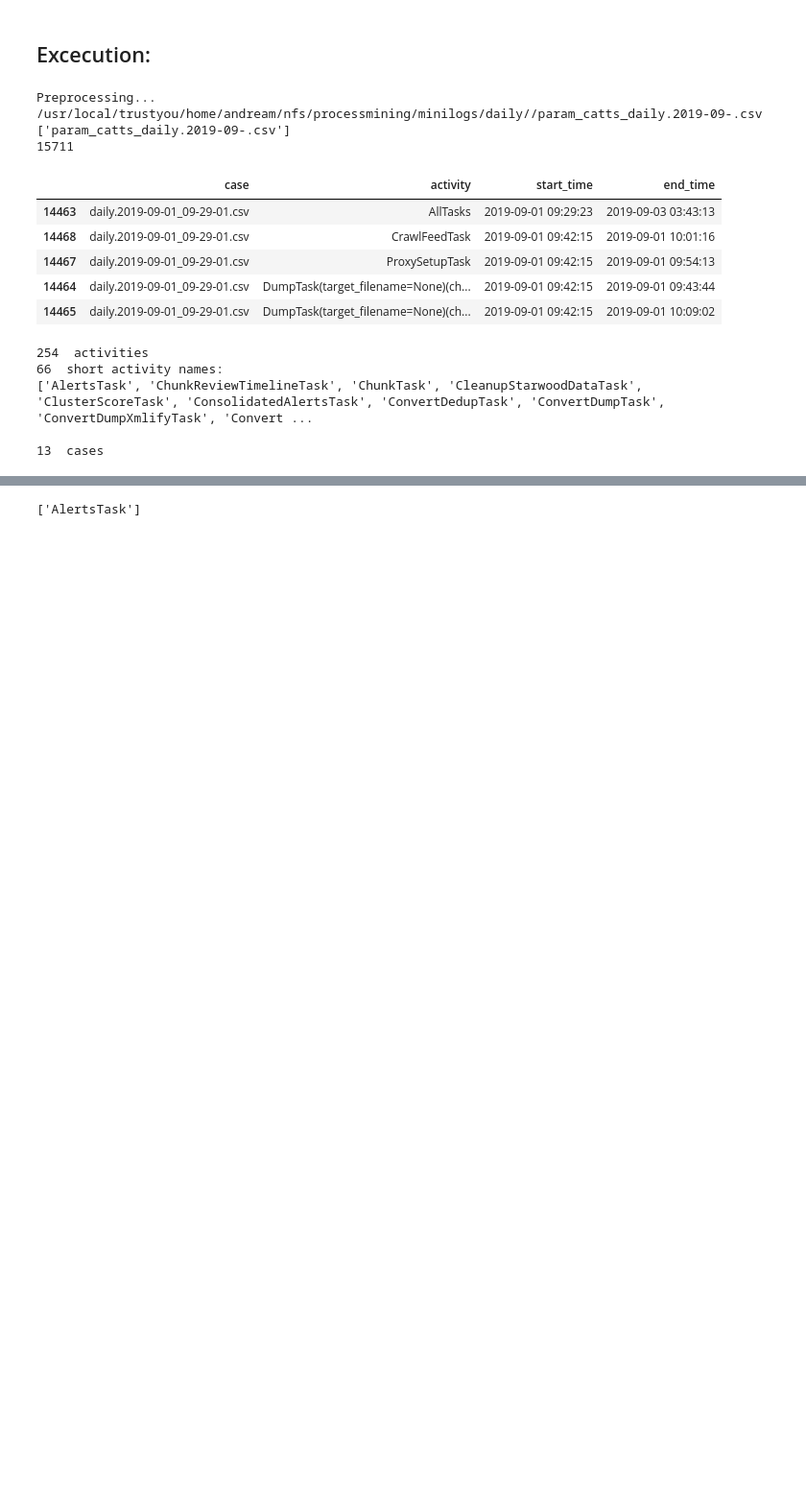
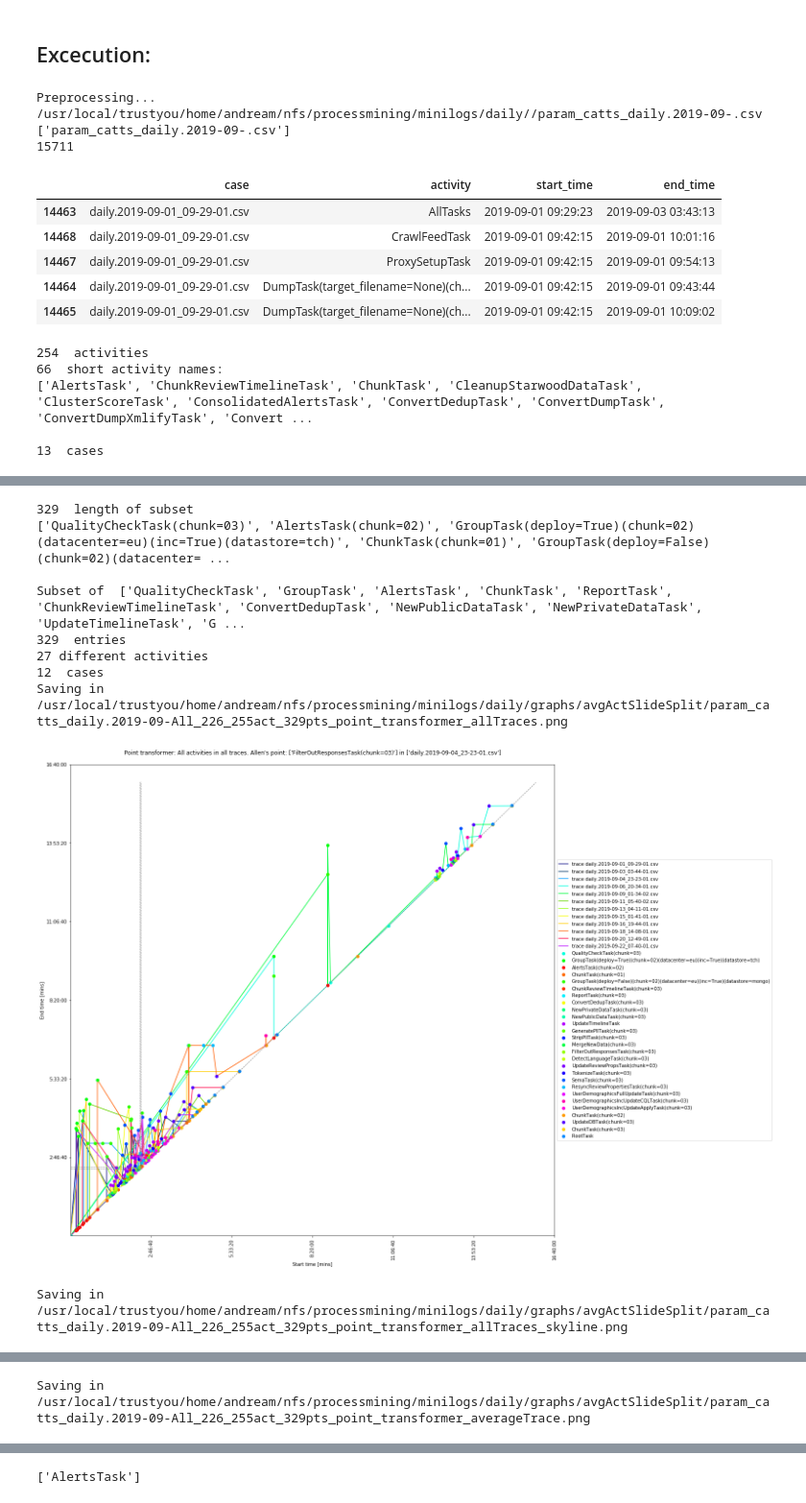
Before and after one commit to andreamalhera/perfSky, a Jupyter notebook: notebooks/pointTransformer.ipynb, the cells around one changed output, grey strips where cells are left out. Shown at 96% size. Drawn from its saved outputs; the diff is of its cells as text; code cells hidden in the pictures; blank space fills up the shorter version.

Commit message:
Sepparate functions and generate graphs on avg. split

```diff
--- a/notebooks/pointTransformer.ipynb
+++ b/notebooks/pointTransformer.ipynb
@@ -560,0 +533,30 @@ Saving in  /usr/local/trustyou/home/andream/nfs/processmining/minilogs/daily/gra
+# %%
+pd.set_option('display.max_colwidth', -1)
+
+indexes =
+index_used=[[0,31],[21,51],[41,71],[61,91],[81,111],[87,117],[117,120],[118,122],[120,126],[123,156],[139,170],[141,171],[170,178],[175,216],[206,246],[216,256]]
+#subset = appended[appended['activity'].str.startswith('ExtractTask') & appended['case']]
+subset = appended[appended['activity'].isin(average_trace_activities[indexes[0]:indexes[1]])]
+#subset = appended[appended['activity'].isin(average_trace_activities[indexes[0]:indexes[1]]) & ~appended['activity'].str.startswith('ExtractTask(crawler=creepy-crawly)(chunk')]
+
+output_prefix = LUIGI_LOG_PATH+'graphs/avgActSlideSplit/'+filename+'All_'+str(indexes[0])+'_'+str(indexes[1]-1)+'act_'+str(len(subset))+'pts'
+#print(output_prefix)
+
+print(len(subset),' length of subset')
+print(average_trace_activities[indexes[0]:indexes[1]])
+#subset.head()
+#subset= appended.copy()
+#subset = appended[appended['case']=='daily.2019-09-01_09-29-01.csv']
+snippet = plot_point_transformer_selection(subset, output_prefix)
+#snippet.head()
+# %% [output]
+329  length of subset
+['QualityCheckTask(chunk=03)', 'AlertsTask(chunk=02)', 'GroupTask(deploy=True)(chunk=02)(datacenter=eu)(inc=True)(datastore=tch)', 'ChunkTask(chunk=01)', 'GroupTask(deploy=False)(chunk=02)(datacenter= ...
+
+Subset of  ['QualityCheckTask', 'GroupTask', 'AlertsTask', 'ChunkTask', 'ReportTask', 'ChunkReviewTimelineTask', 'ConvertDedupTask', 'NewPublicDataTask', 'NewPrivateDataTask', 'UpdateTimelineTask', 'G ...
+329  entries
+27 different activities
+12  cases
+Saving in  /usr/local/trustyou/home/andream/nfs/processmining/minilogs/daily/graphs/avgActSlideSplit/param_catts_daily.2019-09-All_226_255act_329pts_point_transformer_allTraces.png
+[figure, added]
+Saving in  /usr/local/trustyou/home/andream/nfs/processmining/minilogs/daily/graphs/avgActSlideSplit/param_catts_daily.2019-09-All_226_255act_329pts_point_transformer_allTraces_skyline.png
@@ -560,0 +564 @@ Saving in  /usr/local/trustyou/home/andream/nfs/processmining/minilogs/daily/gra
+Saving in  /usr/local/trustyou/home/andream/nfs/processmining/minilogs/daily/graphs/avgActSlideSplit/param_catts_daily.2019-09-All_226_255act_329pts_point_transformer_averageTrace.png
```
Also changed, not shown: parts of 7 cells of this notebook.
